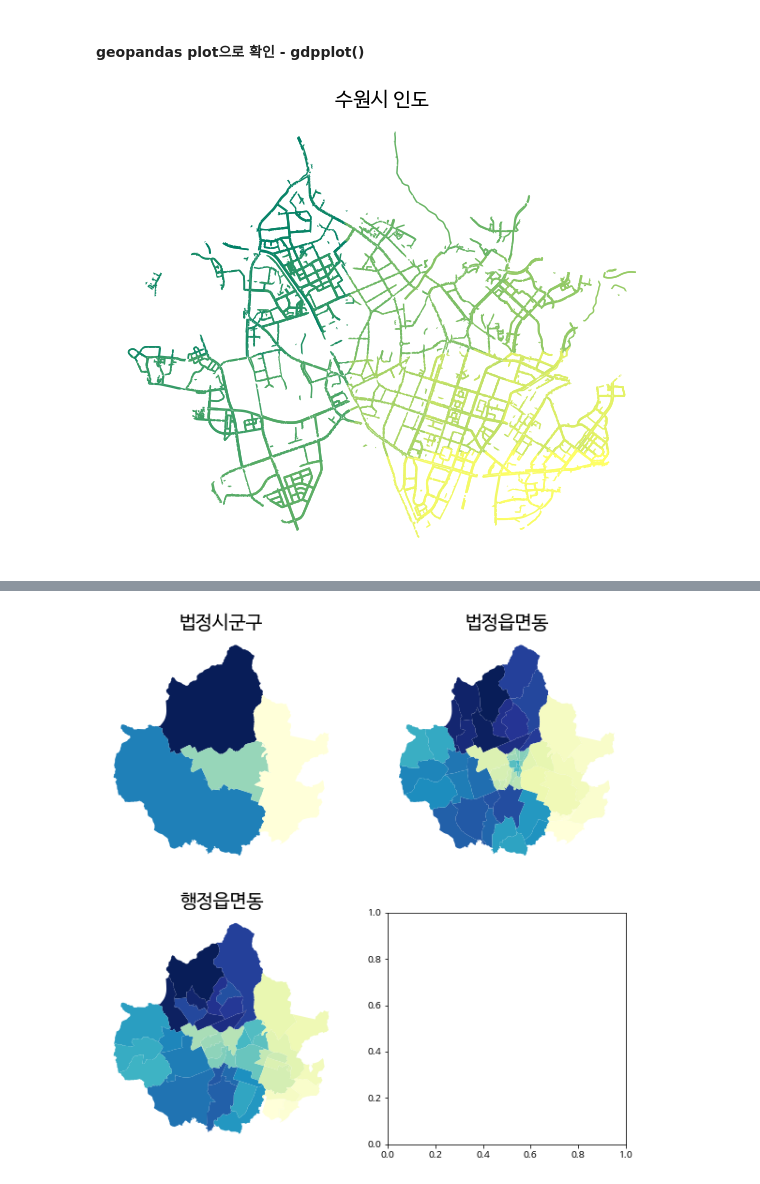
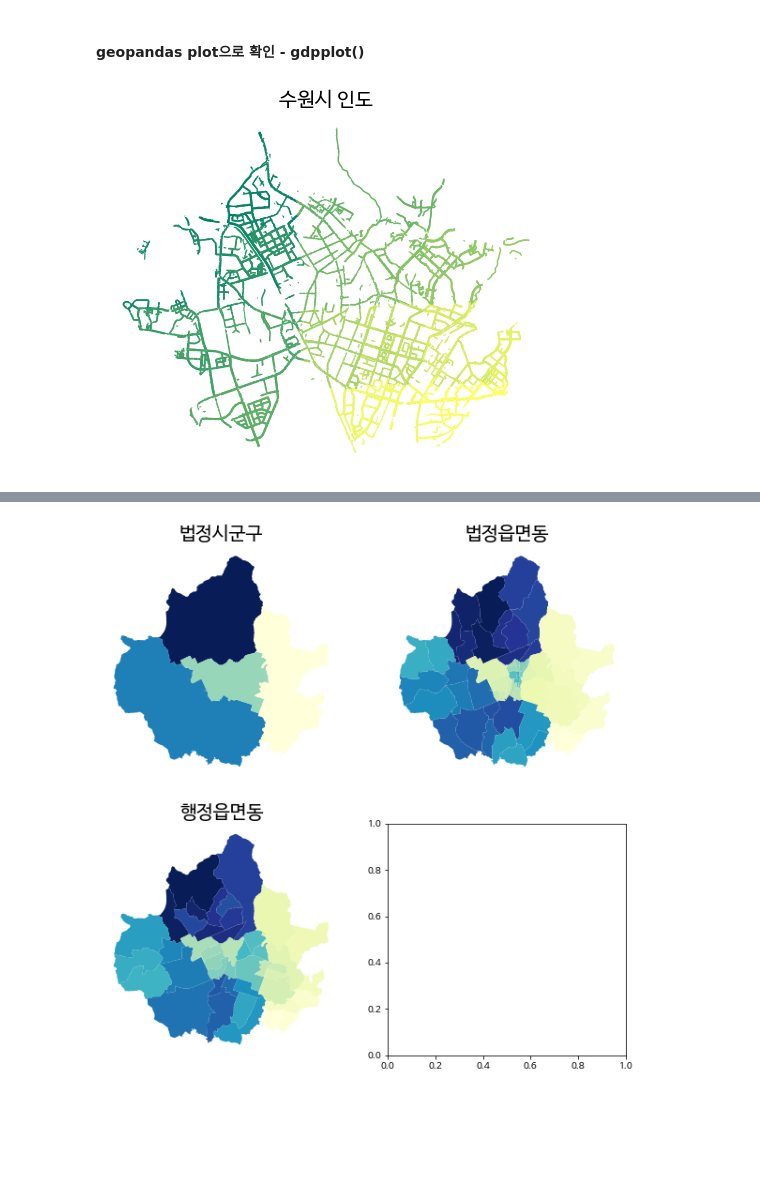
Before and after one commit to eruru0411/DL_Study, a Jupyter notebook: LH.ipynb, the cells around one changed output, grey strips where cells are left out. Cells and saved outputs as stored; diff of their text form; code cells hidden in the pictures; blank space fills up the shorter version.

```diff
--- a/LH.ipynb
+++ b/LH.ipynb
@@ -1069,7 +1055,7 @@ df_유동인구_시간대_cate.head()
 # %%
 gpdplot(df_popul, "gid", title="인구", cmap='summer')
 # %%
-gpdplot(df_인도26, "UFID", title="수원시 인도", cmap='summer', figsize=(10, 10))
+gpdplot(df_인도26, "UFID", title="수원시 인도", cmap='summer', figsize=(8, 8))
 # %% [output]
-[figure, old version]
+[figure, new version]
 # %%
```
Also changed, not shown: parts of 68 cells of this notebook.
